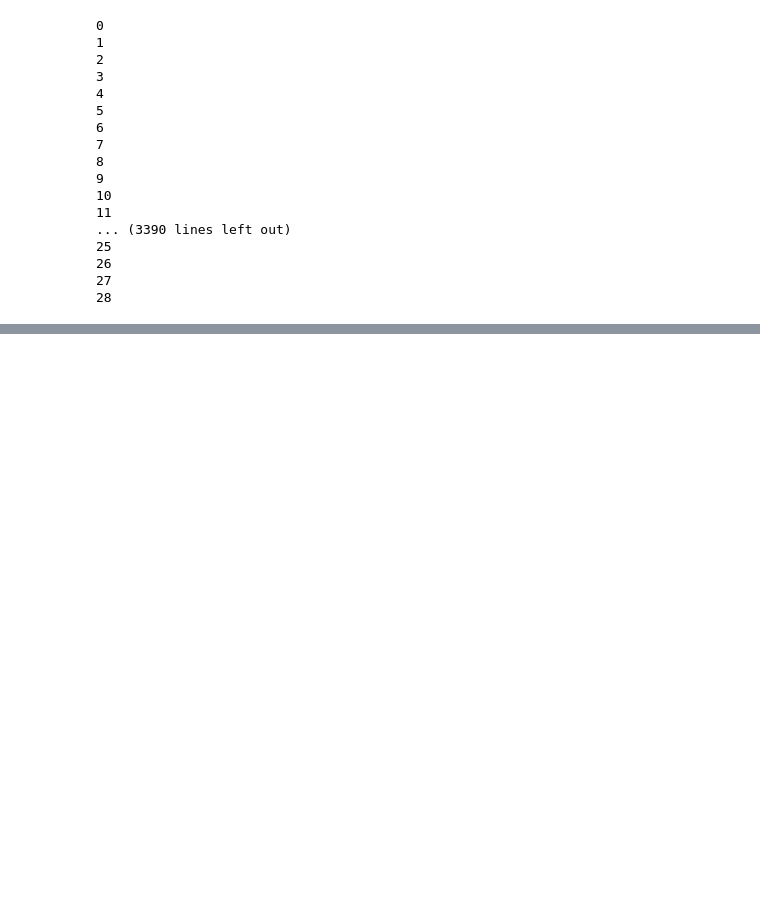
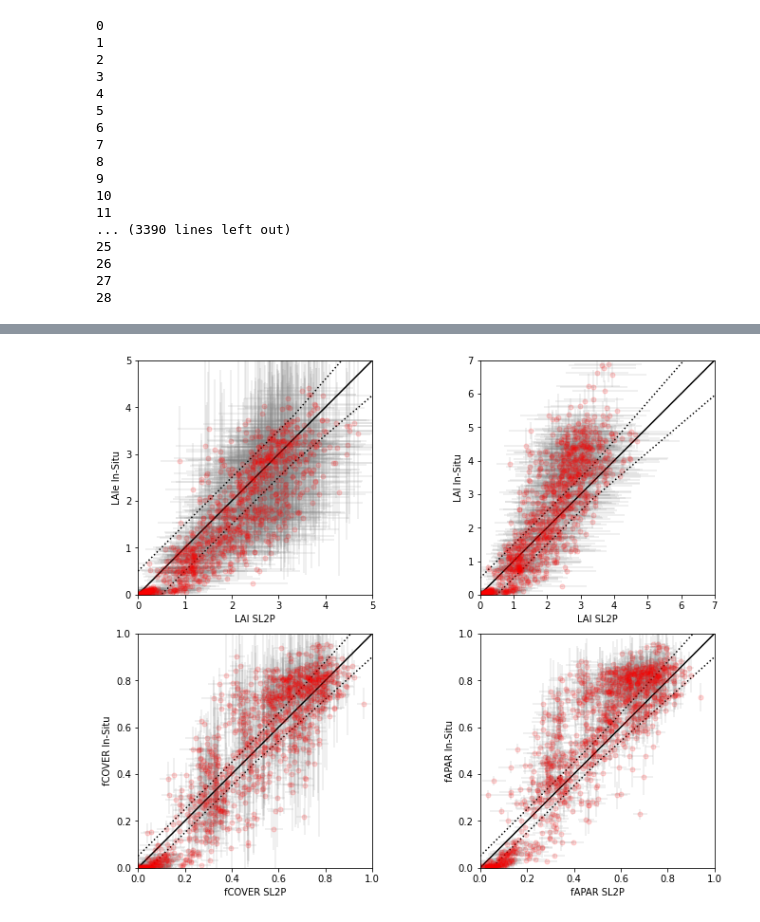
Before and after one commit to rfernand387/LEAF-Toolbox, a Jupyter notebook: Source-Python-Validation/Validation-LEAF-Toolbox-SL2P-Paper.ipynb, the cells around one changed output, grey strips where cells are left out. Saved outputs shown, nothing was run; the diff lists cells and outputs as text; code cells hidden in the pictures; blank space fills up the shorter version.

```diff
--- a/Source-Python-Validation/Validation-LEAF-Toolbox-SL2P-Paper.ipynb
+++ b/Source-Python-Validation/Validation-LEAF-Toolbox-SL2P-Paper.ipynb
@@ -1513,0 +1648,73 @@ plt.savefig('Figure4.png',bbox_inches='tight')
+# %%
+# figure 6
+
+fig, ax = plt.subplots(2,2,constrained_layout = True)
+fig.set_size_inches(10 ,8)
+data = samplesList[4]
+
+print(data['LAI_PAIe_total_err_estimate_mean'])
+y = data['LAIe_total']
+yerror = data['LAIe_total_err']
+x = data['LAI_PAIe_total_estimate']
+xerror = ((data['LAI_PAIe_total_estimate_std'].astype('float')).pow(2).add(data['LAI_PAIe_total_err_estimate_mean'].astype('float').pow(2))).pow(0.5)
+ax[0,0].errorbar(x, y,yerr=yerror,xerr=xerror,ls='none', fmt = 'or', ms=5, ecolor='grey',alpha=0.15)
+#sns.scatterplot(data=data, x='LAI_PAIe_total_estimate', y='LAIe_total', hue='IGBP_class', style='network', size = 'clumping_total',  sizes=(10, 100), alpha=0.75,palette="bright", ax=ax[0,0],legend=False)
+ax[0,0].plot(np.linspace(0,6,100),np.linspace(0,6,100)+np.maximum(np.linspace(0,6,100)*0.15,0.5),color='black',linestyle='dotted')
+ax[0,0].plot(np.linspace(0,6,100),np.linspace(0,6,100)+np.minimum(-np.linspace(0,6,100)*0.15,-0.5),color='black',linestyle='dotted')
+ax[0,0].plot([0,6],[0,6],color='black')
+ax[0,0].set(adjustable='box',aspect='equal')
+ax[0,0].set_ylabel('LAIe In-Situ')
+ax[0,0].set_xlabel('LAI SL2P')
+
+
+y = data['LAI_total']
+yerror = data['LAI_total_err']
+x = data['LAI_PAIe_total_estimate']
+xerror = ((data['LAI_PAIe_total_estimate_std'].astype('float')).pow(2).add(data['LAI_PAIe_total_err_estimate_mean'].astype('float').pow(2))).pow(0.5)
+ax[0,1].errorbar(x, y,yerr=yerror,xerr=xerror,ls='none', fmt = 'or', ms=5, ecolor='grey',alpha=0.15)
+#sns.scatterplot(data=data, x='LAI_PAIe_total_estimate', y='LAI_total', hue='IGBP_class', style='network', size = 'clumping_total',  sizes=(10, 100), alpha=.75, palette="bright", ax=ax[0,1])
+ax[0,1].plot(np.linspace(0,7,100),np.linspace(0,7,100)+np.maximum(np.linspace(0,7,100)*0.15,0.5),color='black',linestyle='dotted')
+ax[0,1].plot(np.linspace(0,7,100),np.linspace(0,7,100)+np.minimum(-np.linspace(0,7,100)*0.15,-0.5),color='black',linestyle='dotted')
+ax[0,1].plot([0,7],[0,7],color='black')
+ax[0,1].set(adjustable='box',aspect='equal')
+ax[0,1].set_ylabel('LAI In-Situ')
+ax[0,1].set_xlabel('LAI SL2P')
+
+y = data['fCOVER_total']
+yerror = data['fCOVER_total_err']
+x = data['fCOVER_fCOVER_total_estimate']
+xerror = ((data['fCOVER_fCOVER_total_estimate_std'].astype('float')).pow(2).add(data['fCOVER_fCOVER_total_err_estimate_mean'].astype('float').pow(2))).pow(0.5)
+ax[1,0].errorbar(x, y,yerr=yerror,xerr=xerror,ls='none', fmt = 'or', ms=5, ecolor='grey',alpha=0.15)
+# ax[0,1].legend(bbox_to_anchor=(1.02, 1), loc='upper left', borderaxespad=0)
+#sns.scatterplot(data=data, x='fCOVER_fCOVER_total_estimate', y='fCOVER_total', hue='IGBP_class', style='network', size = 'clumping_total',  sizes=(10, 100), alpha=.75, palette="bright", ax=ax[1,0],legend=False)
+ax[1,0].plot(np.linspace(0,1,100),np.linspace(0,1,100)+np.maximum(np.linspace(0,1,100)*0.1,0.05),color='black',linestyle='dotted')
+ax[1,0].plot(np.linspace(0,1,100),np.linspace(0,1,100)+np.minimum(-np.linspace(0,1,100)*0.1,-0.05),color='black',linestyle='dotted')
+ax[1,0].plot([0,1],[0,1],color='black')
+ax[1,0].set(adjustable='box',aspect='equal')
+ax[1,0].set_ylabel('fCOVER In-Situ')
+ax[1,0].set_xlabel('fCOVER SL2P')
+
+y = data['fAPAR_total']
+yerror = data['fAPAR_total_err']
+x = data['fAPAR_fAPAR_total_estimate']
+xerror = ((data['fAPAR_fAPAR_total_estimate_std'].astype('float')).pow(2).add(data['fAPAR_fAPAR_total_err_estimate_mean'].astype('float').pow(2))).pow(0.5)
+ax[1,1].errorbar(x, y,yerr=yerror,xerr=xerror,ls='none', fmt = 'or', ms=5, ecolor='grey',alpha=0.15)
+#sns.scatterplot(data=data, x='fAPAR_fAPAR_total_estimate', y='fAPAR_total', hue='IGBP_class', style='network', size = 'clumping_total',  sizes=(10, 100), alpha=.75, palette="bright", ax=ax[1,1],legend=False)
+ax[1,1].plot(np.linspace(0,1,100),np.linspace(0,1,100)+np.maximum(np.linspace(0,1,100)*0.1,0.05),color='black',linestyle='dotted')
+ax[1,1].plot(np.linspace(0,1,100),np.linspace(0,1,100)+np.minimum(-np.linspace(0,1,100)*0.1,-0.05),color='black',linestyle='dotted')
+ax[1,1].plot([0,1],[0,1],color='black')
+ax[1,1].set(adjustable='box',aspect='equal')
+ax[1,1].set_ylabel('fAPAR In-Situ')
+ax[1,1].set_xlabel('fAPAR SL2P')
+
+ax[0,0].set_xlim([0,5])
+ax[0,1].set_xlim([0,7])
+ax[1,0].set_xlim([0,1])
+ax[1,1].set_xlim([0,1])
+ax[0,0].set_ylim([0,5])
+ax[0,1].set_ylim([0,7])
+ax[1,0].set_ylim([0,1])
+ax[1,1].set_ylim([0,1])
+plt.savefig('FigureS1.png',bbox_inches='tight')
+plt.show()
+# %% [output]
@@ -1514 +1733,2 @@ plt.savefig('Figure4.png',bbox_inches='tight')
+[figure, added]
 # %%
```
Also changed, not shown: parts of 17 cells of this notebook.
